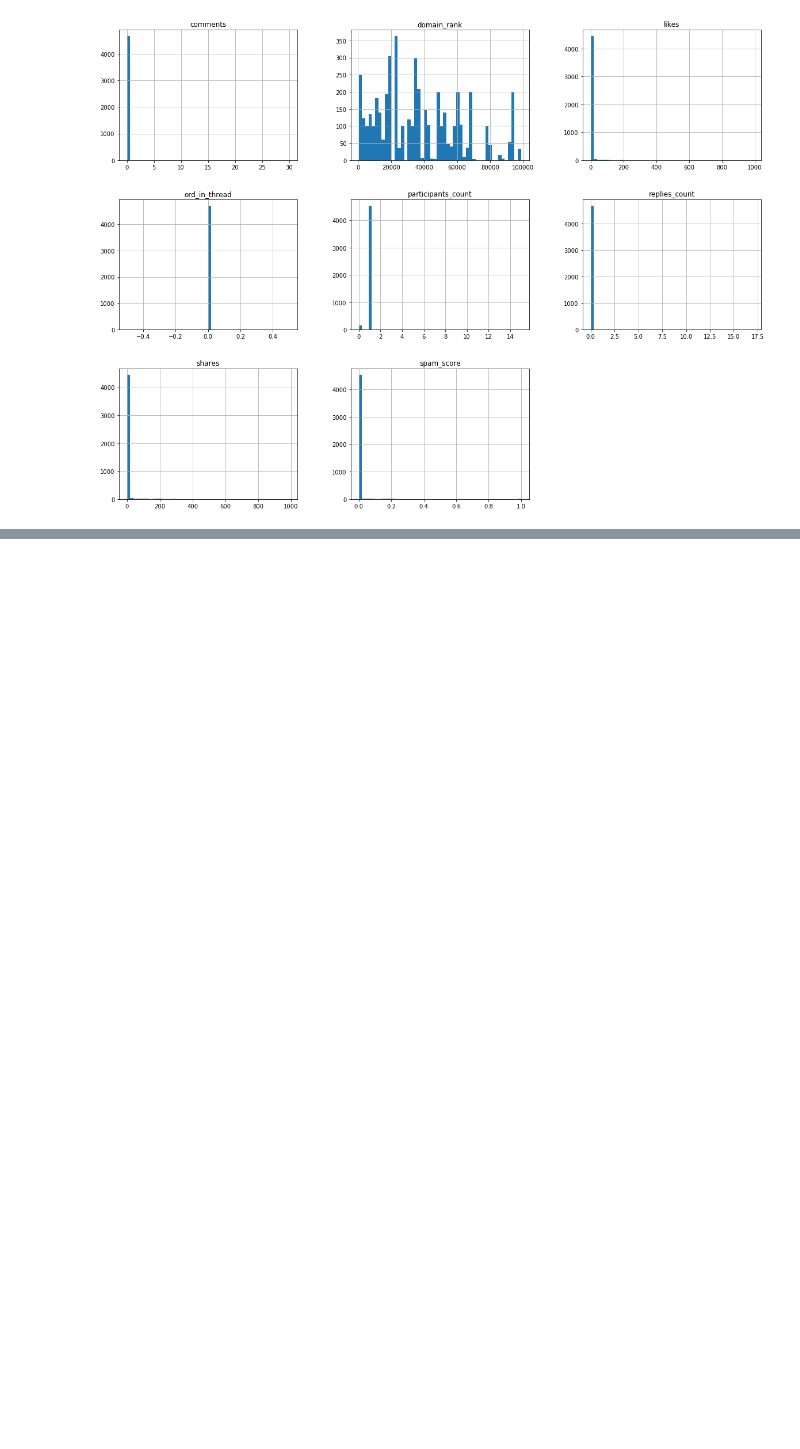
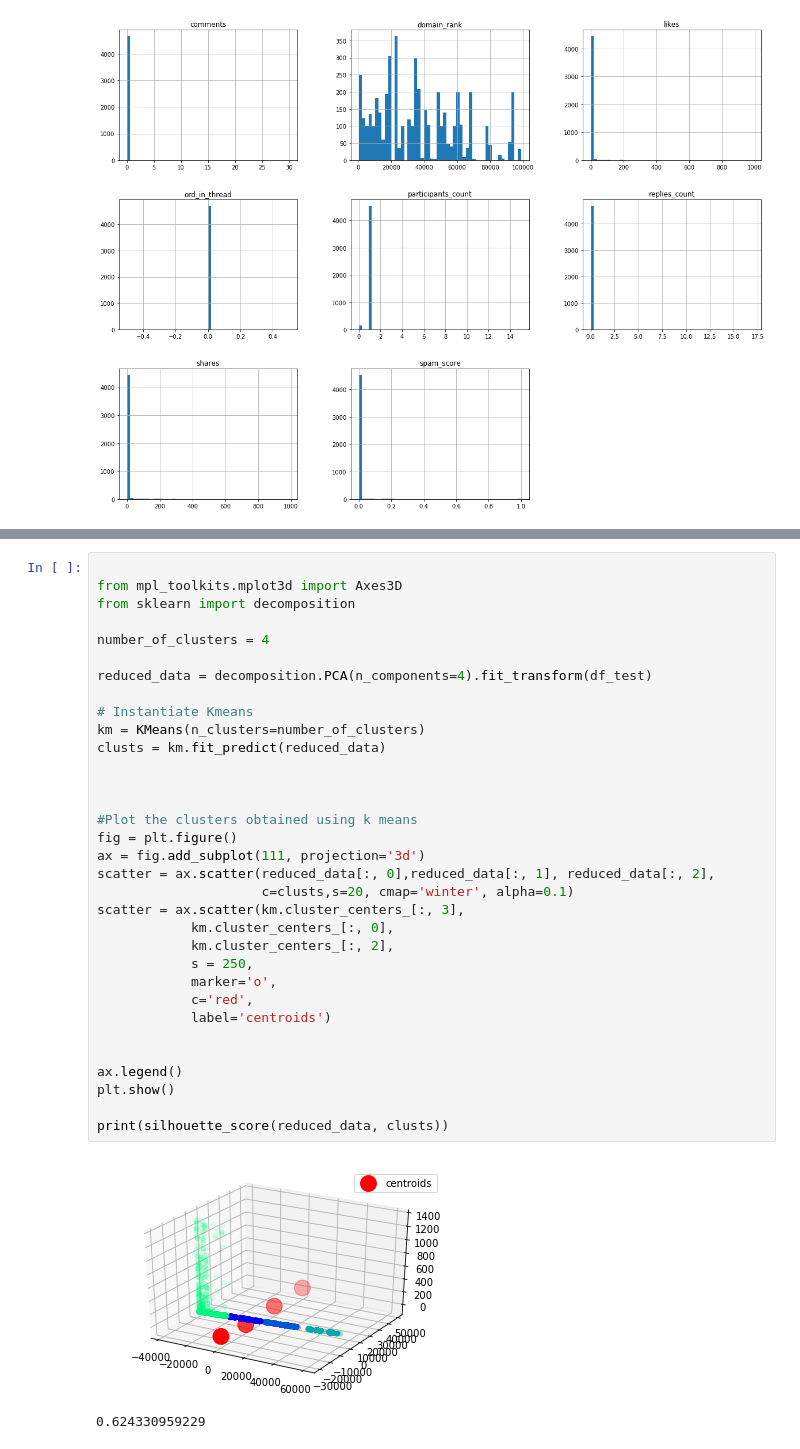
Before and after one commit to nikola-stevanovic14/ml2proj, a Jupyter notebook: ML 2.ipynb, the cells around one changed output, grey strips where cells are left out. Drawn from its saved outputs; the diff is of its cells as text; blank space fills up the shorter version.

```diff
--- a/ML 2.ipynb
+++ b/ML 2.ipynb
@@ -253,0 +254,36 @@ plt.show()
+# %%
+
+from mpl_toolkits.mplot3d import Axes3D
+from sklearn import decomposition
+
+number_of_clusters = 4
+
+reduced_data = decomposition.PCA(n_components=4).fit_transform(df_test)
+
+# Instantiate Kmeans
+km = KMeans(n_clusters=number_of_clusters)
+clusts = km.fit_predict(reduced_data)
+
+
+
+#Plot the clusters obtained using k means
+fig = plt.figure()
+ax = fig.add_subplot(111, projection='3d')
+scatter = ax.scatter(reduced_data[:, 0],reduced_data[:, 1], reduced_data[:, 2],
+                     c=clusts,s=20, cmap='winter', alpha=0.1)
+scatter = ax.scatter(km.cluster_centers_[:, 3],
+            km.cluster_centers_[:, 0],
+            km.cluster_centers_[:, 2],
+            s = 250,
+            marker='o',
+            c='red',
+            label='centroids')
+
+
+ax.legend()
+plt.show()
+
+print(silhouette_score(reduced_data, clusts))
+# %% [output]
+[figure, added]
+0.624330959229
```
Also changed, not shown: parts of 7 cells of this notebook.
